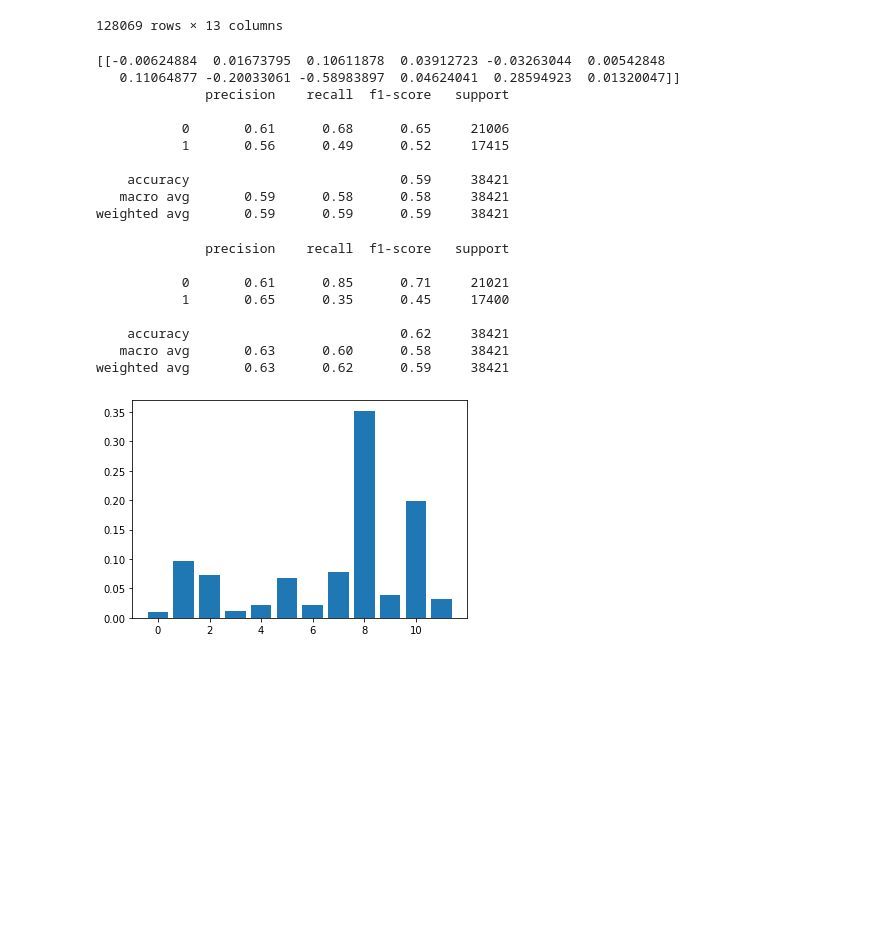
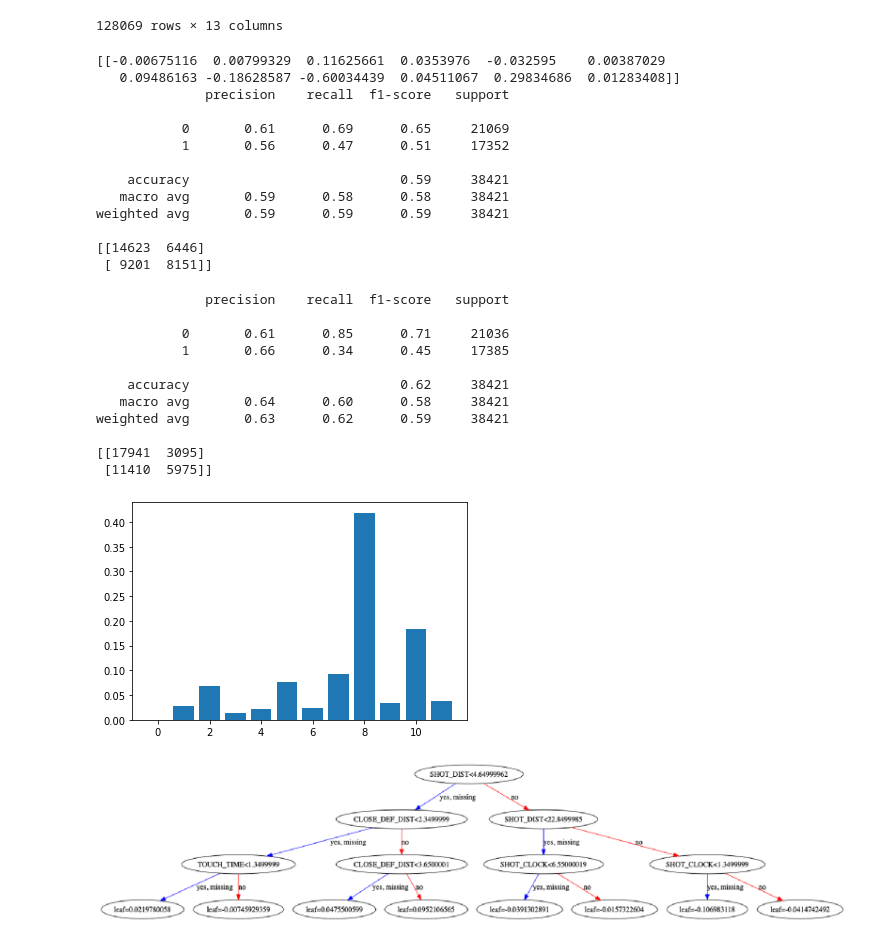
Before and after one commit to tianyi5309/303project, a Jupyter notebook: NBA Shots.ipynb, the cells around one changed output. Cells and saved outputs as stored; diff of their text form; code cells hidden in the pictures; blank space fills up the shorter version.

```diff
--- a/NBA Shots.ipynb
+++ b/NBA Shots.ipynb
@@ -110,45 +128,68 @@ df
 from sklearn import model_selection, linear_model, metrics
 import numpy as np
 
-df
 X_train, X_test, y_train, y_test = model_selection.train_test_split(df.drop(['FGM'],axis=1),
                                                    df['FGM'], test_size=0.30)
 logistic = linear_model.LogisticRegression()
 
 logistic.fit(X_train / np.std(X_train, 0), y_train)
 print(logistic.coef_)
-predictions = logistic.predict(X_test)
-print(metrics.classification_report(y_test, predictions))
+y_pred = logistic.predict(X_test)
+print(metrics.classification_report(y_test, y_pred))
+print(metrics.confusion_matrix(y_test, y_pred))
 # %% [output]
-[[-0.00624884  0.01673795  0.10611878  0.03912723 -0.03263044  0.00542848
-   0.11064877 -0.20033061 -0.58983897  0.04624041  0.28594923  0.01320047]]
+[[-0.00675116  0.00799329  0.11625661  0.0353976  -0.032595    0.00387029
+   0.09486163 -0.18628587 -0.60034439  0.04511067  0.29834686  0.01283408]]
               precision    recall  f1-score   support
 
-           0       0.61      0.68      0.65     21006
-           1       0.56      0.49      0.52     17415
+           0       0.61      0.69      0.65     21069
+           1       0.56      0.47      0.51     17352
 
     accuracy                           0.59     38421
    macro avg       0.59      0.58      0.58     38421
 weighted avg       0.59      0.59      0.59     38421
+
+[[14623  6446]
+ [ 9201  8151]]
 # %%
 #Let's try sota boosting package
 
 import xgboost
 import matplotlib.pyplot as plt
+import graphviz
+
+df = pd.read_csv("shot_logs.csv")
+df["GAME_CLOCK_SECS"] = df.apply(lambda row: (datetime.strptime(row.GAME_CLOCK, "%M:%S") - datetime.strptime("", "")).total_seconds(), axis=1)
+df['LOCATION'] = df['LOCATION'].astype("category").cat.codes
+df['W'] = df['W'].astype("category").cat.codes
+df['SHOT_CLOCK'] = df.SHOT_CLOCK.fillna(df.GAME_CLOCK_SECS)
+# df = pd.concat([df, pd.get_dummies(df['player_id'], prefix="player")], axis=1)
+# df = pd.concat([df, pd.get_dummies(df['CLOSEST_DEFENDER_PLAYER_ID'], prefix="defender")], axis=1)
+df.drop(['GAME_ID','PTS','MATCHUP','GAME_CLOCK','SHOT_RESULT', 'CLOSEST_DEFENDER', 'CLOSEST_DEFENDER_PLAYER_ID','player_name','player_id'],axis=1,inplace=True)
+
 X_train, X_test, y_train, y_test = model_selection.train_test_split(df.drop(['FGM'],axis=1),
                                                    df['FGM'], test_size=0.30)
-xgboost = xgboost.XGBClassifier().fit(X_train,y_train)
-predictions = xgboost.predict(X_test)
-print(metrics.classification_report(y_test, predictions))
-plt.bar(range(len(xgboost.feature_importances_)), xgboost.feature_importances_)
+clf = xgboost.XGBClassifier().fit(X_train,y_train)
+y_pred = clf.predict(X_test)
+print(metrics.classification_report(y_test, y_pred))
+print(metrics.confusion_matrix(y_test, y_pred))
+plt.bar(range(len(clf.feature_importances_)), clf.feature_importances_)
 plt.show()
+
+fig, ax = plt.subplots(figsize=(30, 30))
+xgboost.plot_tree(clf, num_trees=4, ax=ax)
+plt.show()
 # %% [output]
               precision    recall  f1-score   support
 
-           0       0.61      0.85      0.71     21021
-           1       0.65      0.35      0.45     17400
+           0       0.61      0.85      0.71     21036
+           1       0.66      0.34      0.45     17385
 
     accuracy                           0.62     38421
-   macro avg       0.63      0.60      0.58     38421
+   macro avg       0.64      0.60      0.58     38421
 weighted avg       0.63      0.62      0.59     38421
+
+[[17941  3095]
+ [11410  5975]]
-[figure, old version]
+[figure, new version]
+[figure, added]
```
Also changed, not shown: parts of 12 cells of this notebook, 27 other files.
